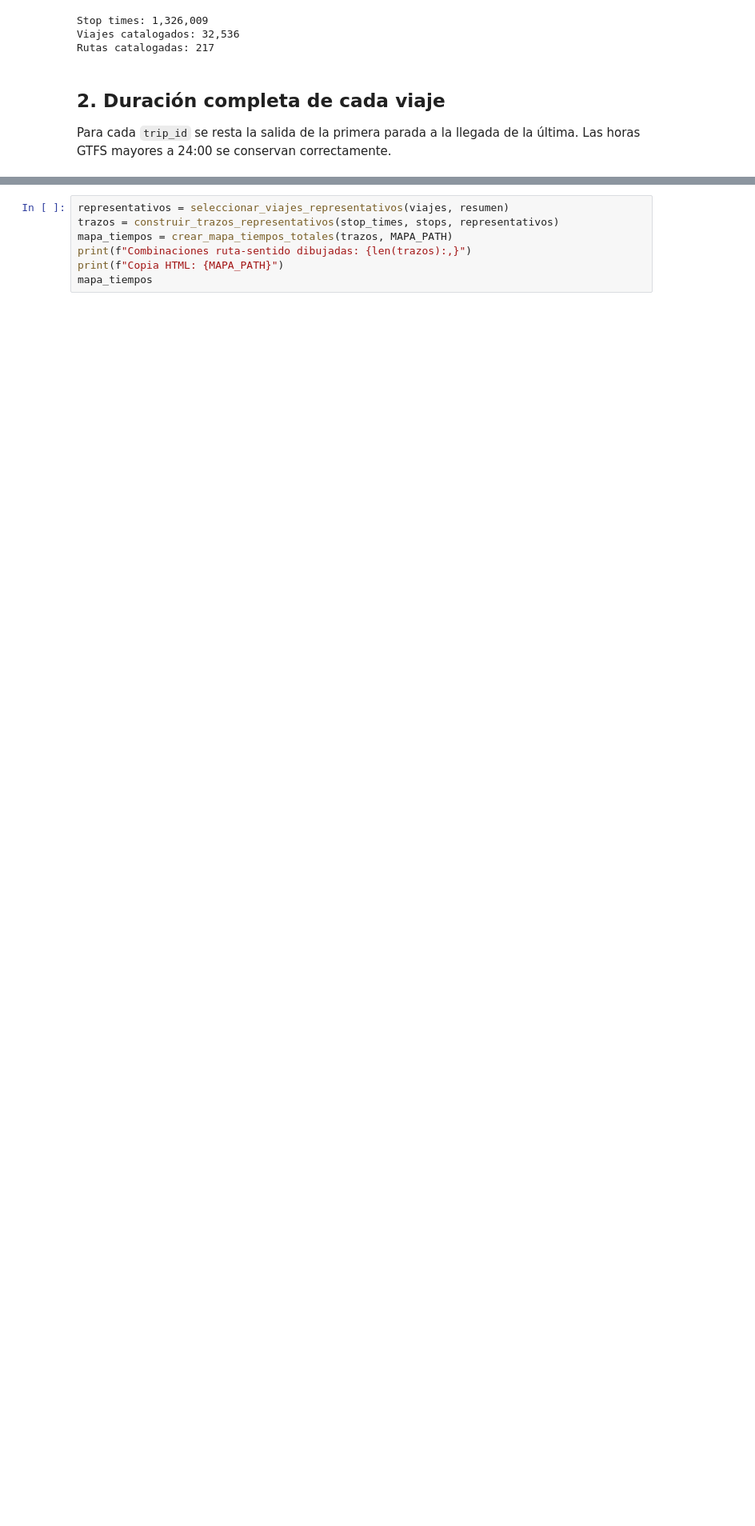
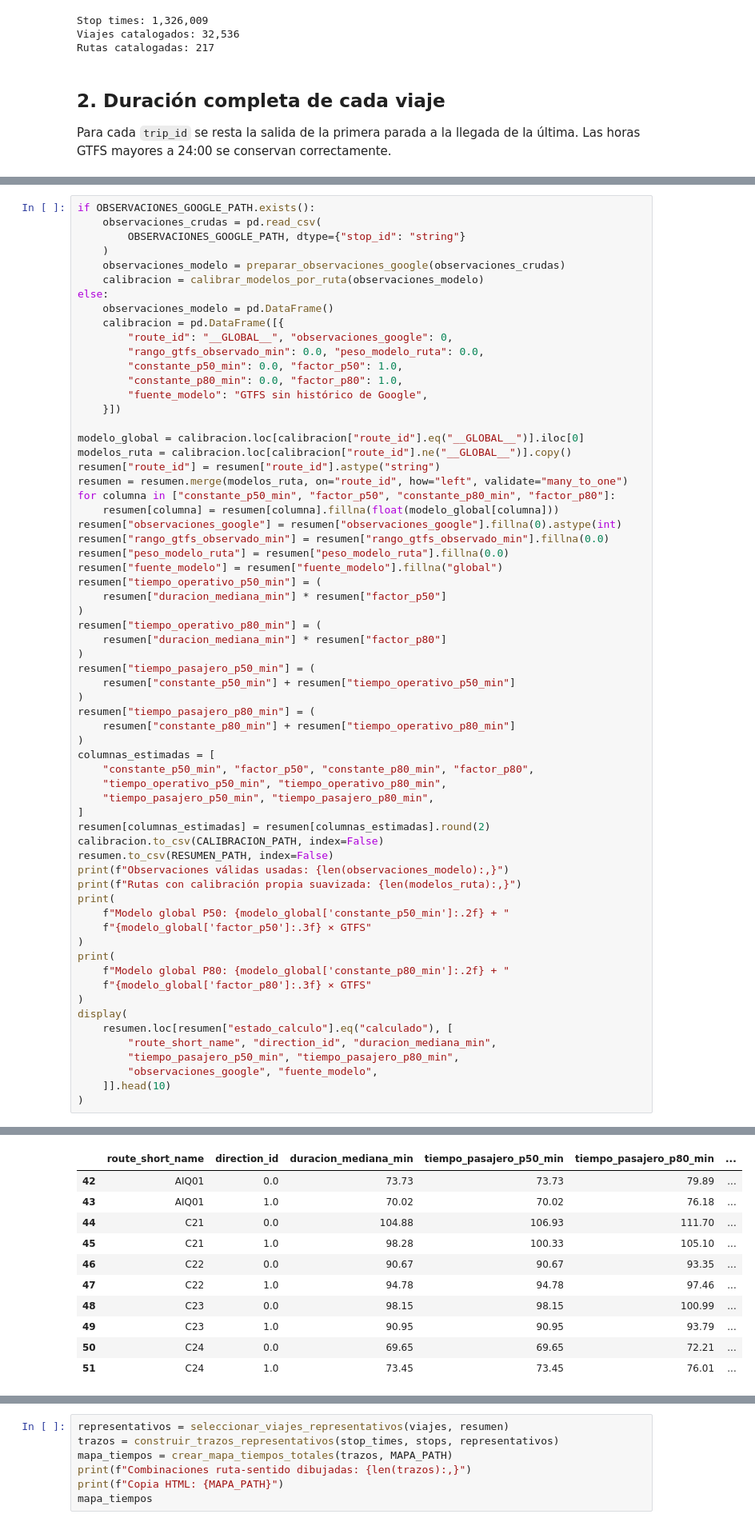
Before and after one commit to FBenita/Tren_Mex_Qro, a Jupyter notebook: scripts/TiemposTotalesRutasGTFS.ipynb, the cells around one changed output, grey strips where cells are left out. Shown at 80% size. Cells and saved outputs as stored; diff of their text form; blank space fills up the shorter version.

```diff
--- a/scripts/TiemposTotalesRutasGTFS.ipynb
+++ b/scripts/TiemposTotalesRutasGTFS.ipynb
@@ -322,0 +536,65 @@ Rutas del catálogo sin viajes: 100
+# %%
+if OBSERVACIONES_GOOGLE_PATH.exists():
+    observaciones_crudas = pd.read_csv(
+        OBSERVACIONES_GOOGLE_PATH, dtype={"stop_id": "string"}
+    )
+    observaciones_modelo = preparar_observaciones_google(observaciones_crudas)
+    calibracion = calibrar_modelos_por_ruta(observaciones_modelo)
+else:
+    observaciones_modelo = pd.DataFrame()
+    calibracion = pd.DataFrame([{
+        "route_id": "__GLOBAL__", "observaciones_google": 0,
+        "rango_gtfs_observado_min": 0.0, "peso_modelo_ruta": 0.0,
+        "constante_p50_min": 0.0, "factor_p50": 1.0,
+        "constante_p80_min": 0.0, "factor_p80": 1.0,
+        "fuente_modelo": "GTFS sin histórico de Google",
+    }])
+
+modelo_global = calibracion.loc[calibracion["route_id"].eq("__GLOBAL__")].iloc[0]
+modelos_ruta = calibracion.loc[calibracion["route_id"].ne("__GLOBAL__")].copy()
+resumen["route_id"] = resumen["route_id"].astype("string")
+resumen = resumen.merge(modelos_ruta, on="route_id", how="left", validate="many_to_one")
+for columna in ["constante_p50_min", "factor_p50", "constante_p80_min", "factor_p80"]:
+    resumen[columna] = resumen[columna].fillna(float(modelo_global[columna]))
+resumen["observaciones_google"] = resumen["observaciones_google"].fillna(0).astype(int)
+resumen["rango_gtfs_observado_min"] = resumen["rango_gtfs_observado_min"].fillna(0.0)
+resumen["peso_modelo_ruta"] = resumen["peso_modelo_ruta"].fillna(0.0)
+resumen["fuente_modelo"] = resumen["fuente_modelo"].fillna("global")
+resumen["tiempo_operativo_p50_min"] = (
+    resumen["duracion_mediana_min"] * resumen["factor_p50"]
+)
+resumen["tiempo_operativo_p80_min"] = (
+    resumen["duracion_mediana_min"] * resumen["factor_p80"]
+)
+resumen["tiempo_pasajero_p50_min"] = (
+    resumen["constante_p50_min"] + resumen["tiempo_operativo_p50_min"]
+)
+resumen["tiempo_pasajero_p80_min"] = (
+    resumen["constante_p80_min"] + resumen["tiempo_operativo_p80_min"]
+)
+columnas_estimadas = [
+    "constante_p50_min", "factor_p50", "constante_p80_min", "factor_p80",
+    "tiempo_operativo_p50_min", "tiempo_operativo_p80_min",
+    "tiempo_pasajero_p50_min", "tiempo_pasajero_p80_min",
+]
+resumen[columnas_estimadas] = resumen[columnas_estimadas].round(2)
+calibracion.to_csv(CALIBRACION_PATH, index=False)
+resumen.to_csv(RESUMEN_PATH, index=False)
+print(f"Observaciones válidas usadas: {len(observaciones_modelo):,}")
+print(f"Rutas con calibración propia suavizada: {len(modelos_ruta):,}")
+print(
+    f"Modelo global P50: {modelo_global['constante_p50_min']:.2f} + "
+    f"{modelo_global['factor_p50']:.3f} × GTFS"
+)
+print(
+    f"Modelo global P80: {modelo_global['constante_p80_min']:.2f} + "
+    f"{modelo_global['factor_p80']:.3f} × GTFS"
+)
+display(
+    resumen.loc[resumen["estado_calculo"].eq("calculado"), [
+        "route_short_name", "direction_id", "duracion_mediana_min",
+        "tiempo_pasajero_p50_min", "tiempo_pasajero_p80_min",
+        "observaciones_google", "fuente_modelo",
+    ]].head(10)
+)
+# %% [output]
@@ -322,0 +605,11 @@ Rutas del catálogo sin viajes: 100
+|  | route_short_name | direction_id | duracion_mediana_min | tiempo_pasajero_p50_min | tiempo_pasajero_p80_min | ... |
+| 42 | AIQ01 | 0.0 | 73.73 | 73.73 | 79.89 | ... |
+| 43 | AIQ01 | 1.0 | 70.02 | 70.02 | 76.18 | ... |
+| 44 | C21 | 0.0 | 104.88 | 106.93 | 111.70 | ... |
+| 45 | C21 | 1.0 | 98.28 | 100.33 | 105.10 | ... |
+| 46 | C22 | 0.0 | 90.67 | 90.67 | 93.35 | ... |
+| 47 | C22 | 1.0 | 94.78 | 94.78 | 97.46 | ... |
+| 48 | C23 | 0.0 | 98.15 | 98.15 | 100.99 | ... |
+| 49 | C23 | 1.0 | 90.95 | 90.95 | 93.79 | ... |
+| 50 | C24 | 0.0 | 69.65 | 69.65 | 72.21 | ... |
+| 51 | C24 | 1.0 | 73.45 | 73.45 | 76.01 | ... |
```
Also changed, not shown: parts of 12 cells of this notebook, 14 other files.
